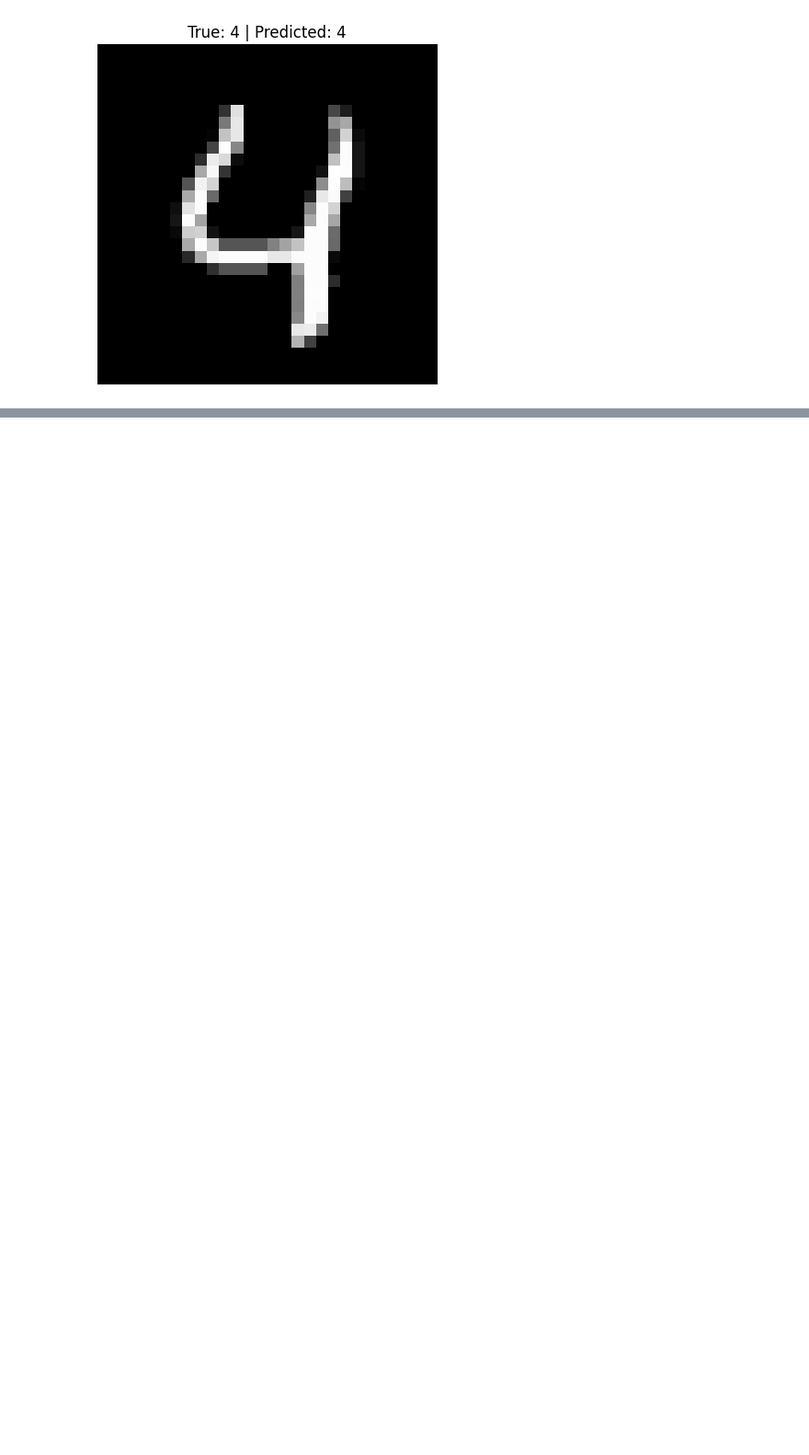
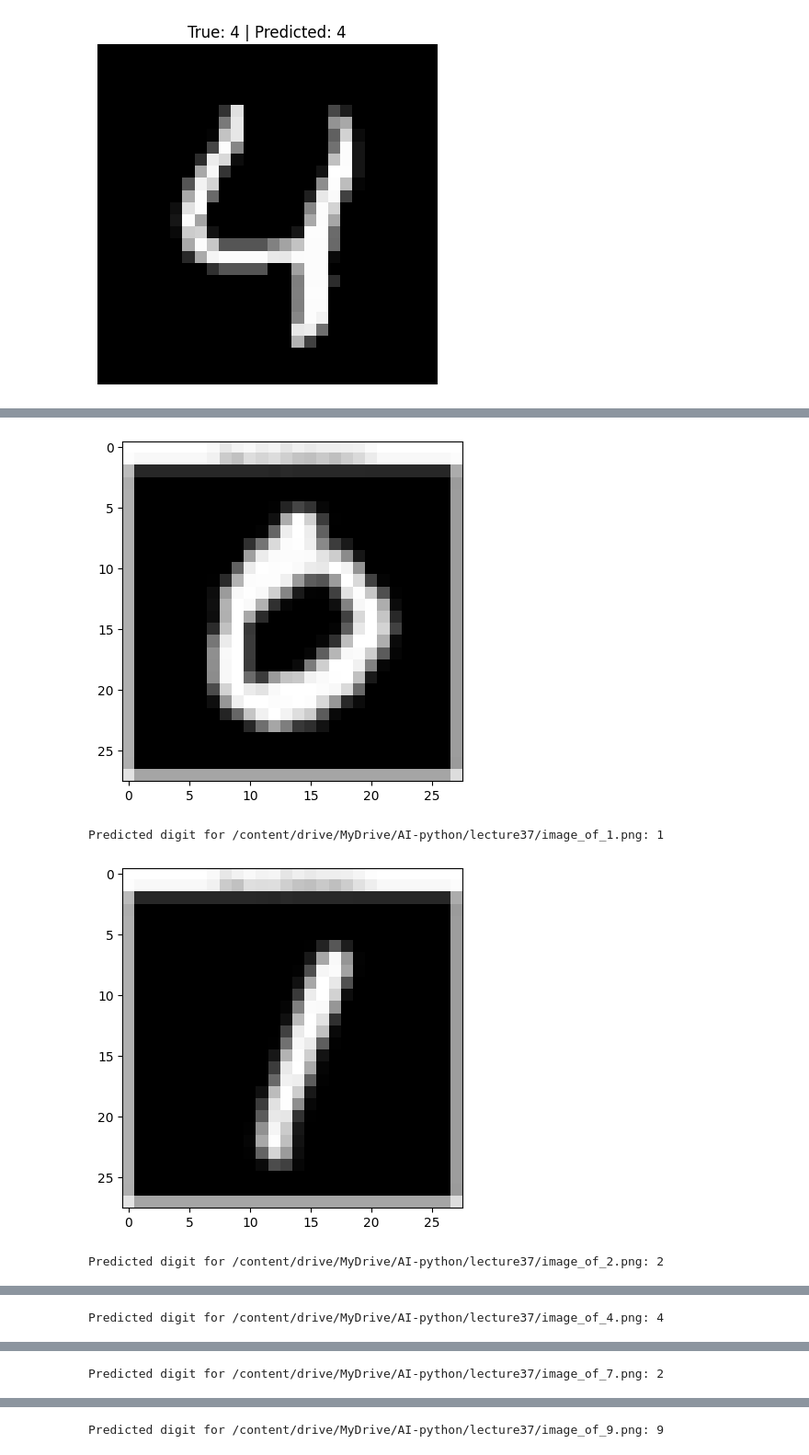
Before and after one commit to prabuddhayogi/ai-with-python, a Jupyter notebook: CnnBook.ipynb, the cells around one changed output, grey strips where cells are left out. Shown at 92% size. Saved outputs shown, nothing was run; the diff lists cells and outputs as text; code cells hidden in the pictures; blank space fills up the shorter version.

```diff
--- a/CnnBook.ipynb
+++ b/CnnBook.ipynb
@@ -202,0 +228,33 @@ FileNotFoundError: [Errno 2] No such file or directory: 'number.jpg'
+# %%
+# List of image file paths
+image_files = [
+    "/content/drive/MyDrive/AI-python/lecture37/image_of_0.png",
+    "/content/drive/MyDrive/AI-python/lecture37/image_of_1.png",
+    "/content/drive/MyDrive/AI-python/lecture37/image_of_2.png",
+    "/content/drive/MyDrive/AI-python/lecture37/image_of_4.png",
+    "/content/drive/MyDrive/AI-python/lecture37/image_of_7.png",
+    "/content/drive/MyDrive/AI-python/lecture37/image_of_9.png"
+]
+
+images = []
+
+# Load and preprocess each image
+for file in image_files:
+    img = Image.open(file).convert("L")  # convert to grayscale
+    img = img.resize((28, 28))           # resize to 28x28
+    img_array = np.array(img) / 255.0    # normalize
+    img_array = img_array.reshape(28, 28, 1)
+    images.append(img_array)
+
+# Convert list to numpy array (batch of 6)
+images_batch = np.array(images)
+
+# Predict all 6 images at once
+predictions = model.predict(images_batch)
+
+# Print results
+for i, pred in enumerate(predictions):
+    print(f"Predicted digit for {image_files[i]}: {np.argmax(pred)}")
+    plt.imshow(images_batch[i].reshape(28, 28), cmap='gray')
+    plt.show()
+# %% [output]
@@ -202,0 +263,4 @@ FileNotFoundError: [Errno 2] No such file or directory: 'number.jpg'
+[figure, added]
+Predicted digit for /content/drive/MyDrive/AI-python/lecture37/image_of_1.png: 1
+[figure, added]
+Predicted digit for /content/drive/MyDrive/AI-python/lecture37/image_of_2.png: 2
@@ -202,0 +268 @@ FileNotFoundError: [Errno 2] No such file or directory: 'number.jpg'
+Predicted digit for /content/drive/MyDrive/AI-python/lecture37/image_of_4.png: 4
@@ -202,0 +270 @@ FileNotFoundError: [Errno 2] No such file or directory: 'number.jpg'
+Predicted digit for /content/drive/MyDrive/AI-python/lecture37/image_of_7.png: 2
@@ -202,0 +272 @@ FileNotFoundError: [Errno 2] No such file or directory: 'number.jpg'
+Predicted digit for /content/drive/MyDrive/AI-python/lecture37/image_of_9.png: 9
```
Also changed, not shown: parts of 3 cells of this notebook.
